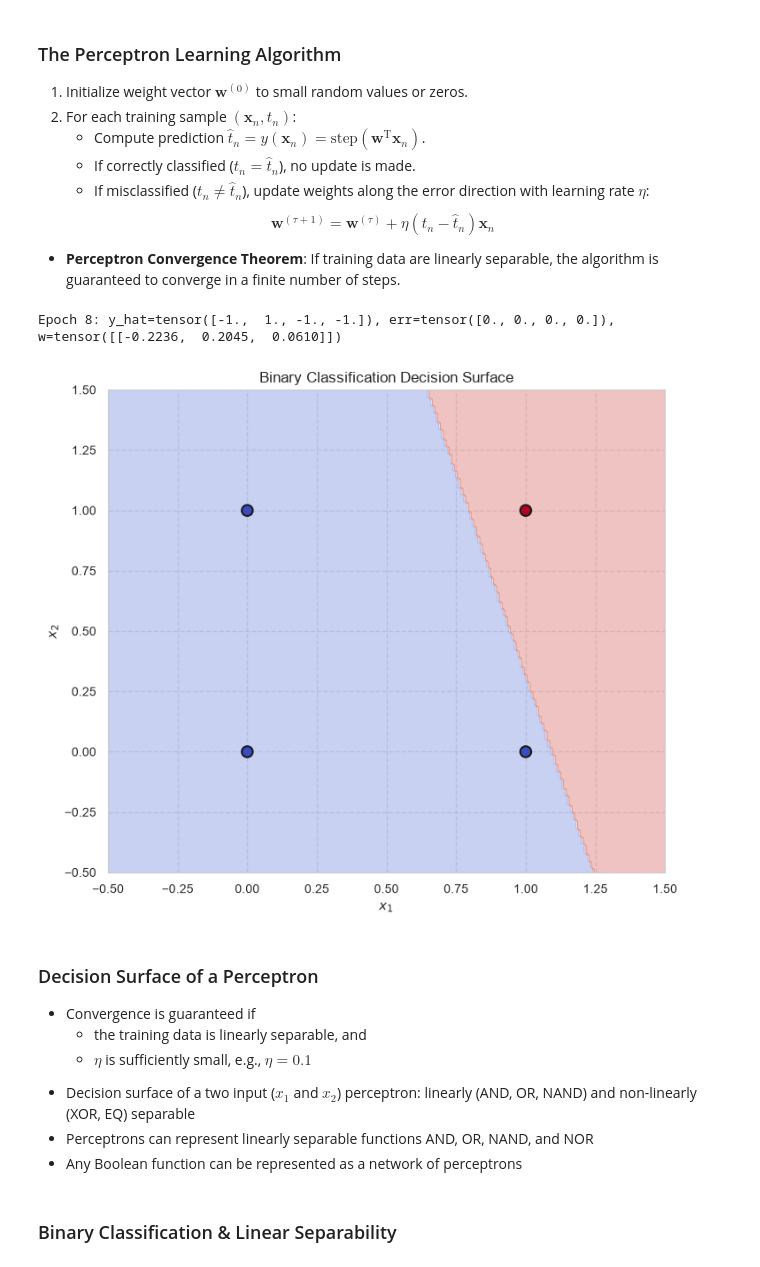
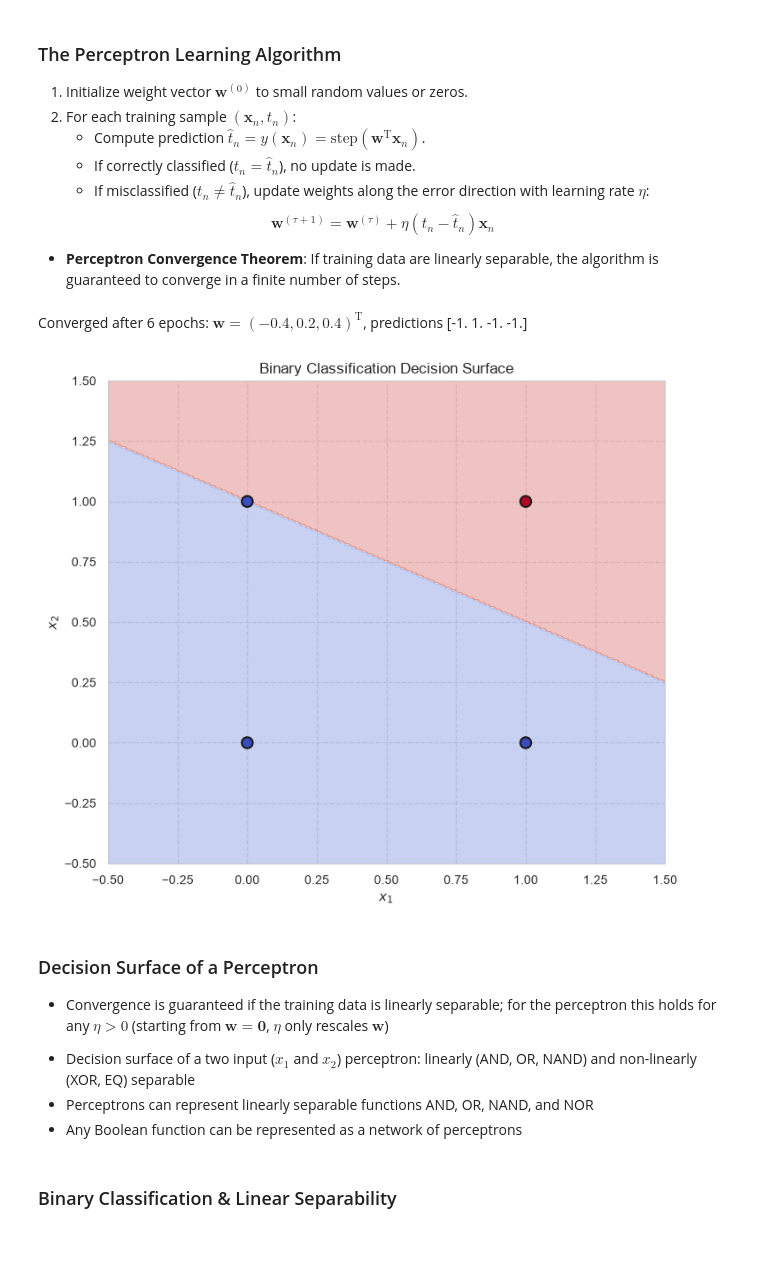
Before and after one commit to konstantin-schekotihin/dl_course, a Jupyter notebook: AI-ML/04_NN.ipynb, the cells around one changed output. Cells and saved outputs as stored; diff of their text form; code cells hidden in the pictures.

```diff
--- a/AI-ML/04_NN.ipynb
+++ b/AI-ML/04_NN.ipynb
@@ -148,20 +113,50 @@ class Perceptron:
-# %%
-data = torch.tensor([[0., 0.], [1., 1.], [1., 0.], [0., 1.]])
-t = torch.tensor([-1., 1., -1., -1.])
-
-p = Perceptron(epoch=100)
-p.fit(data, t)
-
-hp.plot_binary(p.predict, data, t)
-# %% [output]
-Epoch 8: y_hat=tensor([-1.,  1., -1., -1.]), err=tensor([0., 0., 0., 0.]), w=tensor([[-0.2236,  0.2045,  0.0610]])
-[figure, removed]
+# %%
+class Perceptron:
+    """Rosenblatt perceptron for targets t in {-1, +1}: per-sample updates w <- w + eta (t_n - y_n) x_n."""
+
+    def __init__(self, eta=0.1, n_epochs=100):
+        self.eta = eta                  # learning rate
+        self.n_epochs = n_epochs        # maximal number of passes over the training data
+
+    @staticmethod
+    def add_bias(X):
+        """Prepend the dummy input x_0 = 1 to every row of X."""
+        return np.column_stack([np.ones(len(X)), X])
+
+    def predict(self, X):
+        """Step activation: +1 if w^T x > 0, otherwise -1."""
+        return np.where(self.add_bias(X) @ self.w > 0, 1.0, -1.0)
+
+    def fit(self, X, t):
+        X_1 = self.add_bias(X)
+        self.w = np.zeros(X_1.shape[1])
+        for epoch in range(1, self.n_epochs + 1):
+            n_errors = 0
+            for x_n, t_n in zip(X_1, t):
+                y_n = 1.0 if x_n @ self.w > 0 else -1.0
+                if y_n != t_n:                                   # update only on a misclassified sample
+                    self.w = self.w + self.eta * (t_n - y_n) * x_n
+                    n_errors += 1
+            if n_errors == 0:
+                break
+        self.epochs_, self.converged_ = epoch, n_errors == 0
+        return self
+# %%
+# Boolean AND with targets in {-1, +1}
+X_and = np.array([[0.0, 0.0], [1.0, 1.0], [1.0, 0.0], [0.0, 1.0]])
+t_and = np.array([-1.0, 1.0, -1.0, -1.0])
+
+perceptron = Perceptron(eta=0.1).fit(X_and, t_and)
+display(Markdown(rf"Converged after {perceptron.epochs_} epochs: $\mathbf{{w}} = ({', '.join(f'{w:.1f}' for w in perceptron.w)})^\mathrm{{T}}$, "
+                 f"predictions {perceptron.predict(X_and)}"))
+hp.plot_binary(perceptron.predict, X_and, t_and)
+# %% [output]
+Converged after 6 epochs: $\mathbf{w} = (-0.4, 0.2, 0.4)^\mathrm{T}$, predictions [-1.  1. -1. -1.]
+[figure, added]
 # %% [markdown]
 ### Decision Surface of a Perceptron
 
-- Convergence is guaranteed if
-  - the training data is linearly separable, and
-  - $\eta$ is sufficiently small, e.g., $\eta=0.1$
+- Convergence is guaranteed if the training data is linearly separable; for the perceptron this holds for any $\eta > 0$ (starting from $\mathbf{w} = \mathbf{0}$, $\eta$ only rescales $\mathbf{w}$)
 + Decision surface of a two input ($x_1$ and $x_2$) perceptron: linearly (AND, OR, NAND) and non-linearly (XOR, EQ) separable
 + Perceptrons can represent linearly separable functions AND, OR, NAND, and NOR
 + Any Boolean function can be represented as a network of perceptrons
```
Also changed, not shown: parts of 56 cells of this notebook, 2 other files.
